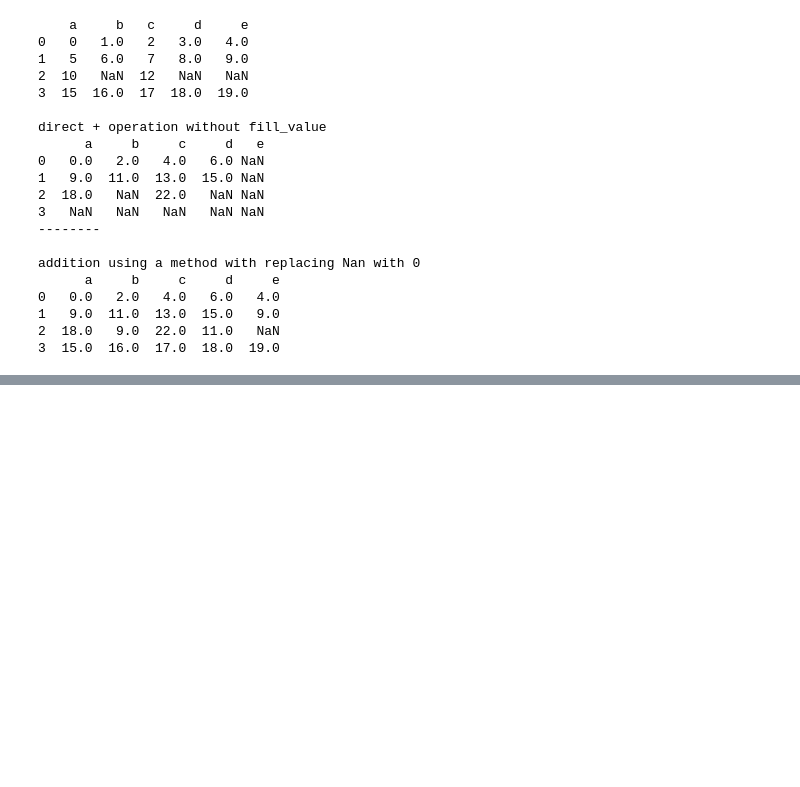
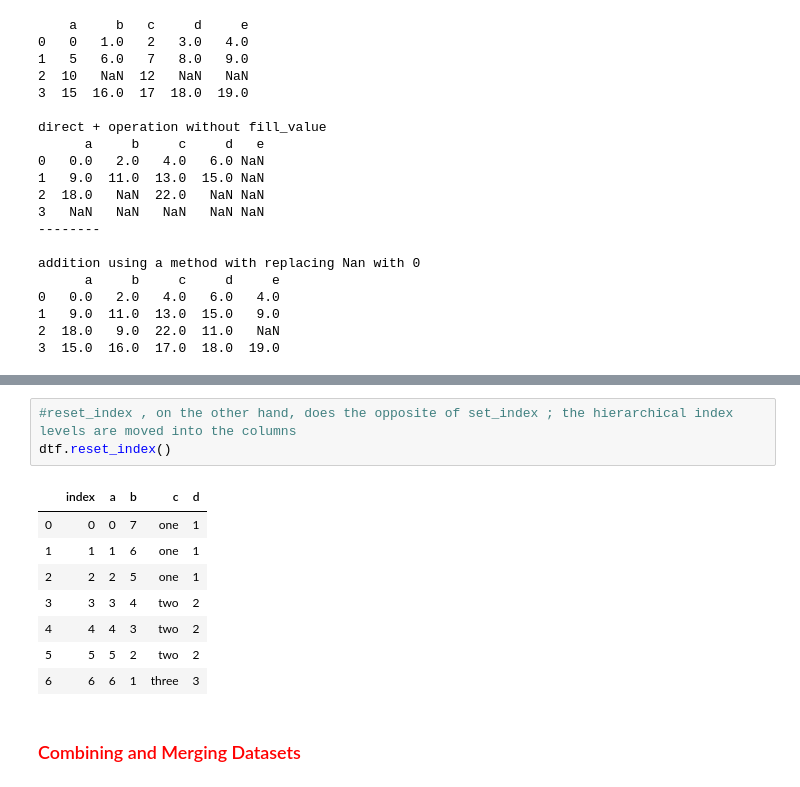
Before and after one commit to 1zulkifel/Data_science, a Jupyter notebook: Pandas_p.ipynb, the cells around one changed output, grey strips where cells are left out. Drawn from its saved outputs; the diff is of its cells as text; blank space fills up the shorter version.

```diff
--- a/Pandas_p.ipynb
+++ b/Pandas_p.ipynb
@@ -482,0 +681,14 @@ TypeError: 'int' object is not subscriptable
+# %%
+#reset_index , on the other hand, does the opposite of set_index ; the hierarchical index levels are moved into the columns
+dtf.reset_index()
+# %% [output]
+|  | index | a | b | c | d |
+| 0 | 0 | 0 | 7 | one | 1 |
+| 1 | 1 | 1 | 6 | one | 1 |
+| 2 | 2 | 2 | 5 | one | 1 |
+| 3 | 3 | 3 | 4 | two | 2 |
+| 4 | 4 | 4 | 3 | two | 2 |
+| 5 | 5 | 5 | 2 | two | 2 |
+| 6 | 6 | 6 | 1 | three | 3 |
+# %% [markdown]
+### <font color='red'>Combining and Merging Datasets</font>
```
Also changed, not shown: parts of 27 cells of this notebook.
